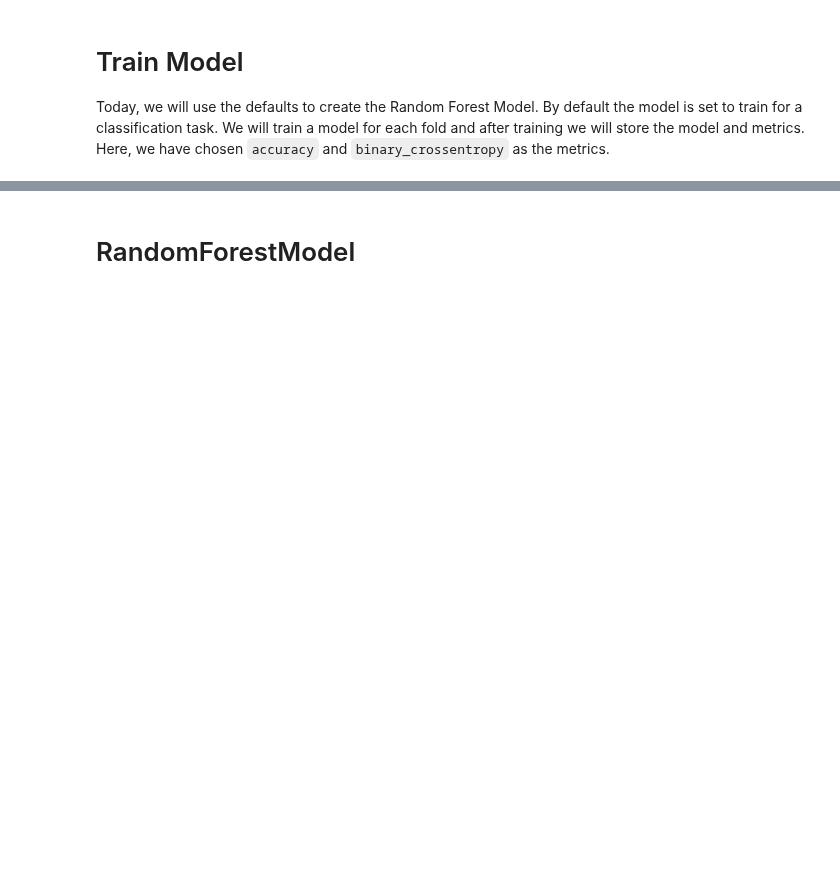
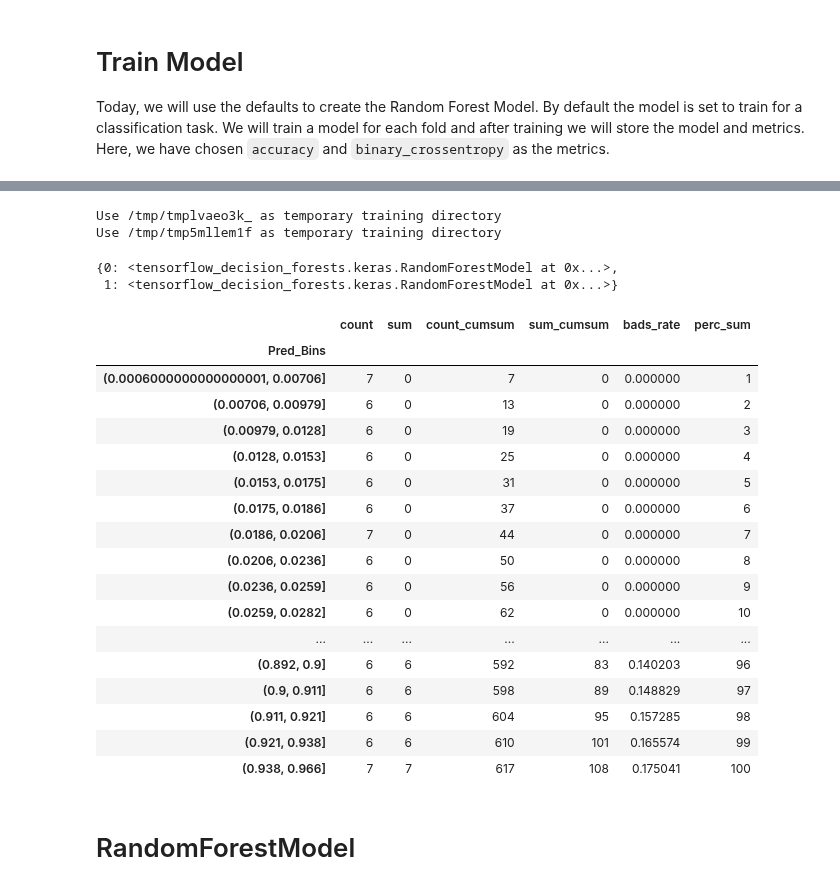
Before and after one commit to Bagirov-lab/Kaggle, a Jupyter notebook: identifying-age-related-train.ipynb, the cells around one changed output, grey strips where cells are left out. Saved outputs shown, nothing was run; the diff lists cells and outputs as text; code cells hidden in the pictures; blank space fills up the shorter version.

```diff
--- a/identifying-age-related-train.ipynb
+++ b/identifying-age-related-train.ipynb
@@ -155,4 +184,9 @@ basic_stats_1 = compute_basic_stats(
 * Realised Better to add LogLoss metric for each feature -> loggloss
 # %% [markdown]
 # Create Features
+# %%
+WoE_Columns = ['DU', 'BC', 'AF', 'EH', 'AM', 'FD', 'DI', 'FR', 'AB', 'CF', 'BZ', 'FE', 'AX', 'BR',
+               'GB', 'AY', 'FC', 'FS', 'CC', 'GH', 'DV', 'DY', 'EE', 'GE', 'AH', 'DN', 'EP', 'EU',
+               'EG', 'FI', 'DH', 'GF', 'GI', 'DE', 'DA', 'CW', 'CU', 'AZ', 'CL', 'CH', 'BD', 'BN',
+               'DL', 'CS', 'FL', 'GL', 'CB', 'DF', 'BP', 'EB', 'AR', 'CD', 'EL', 'CR', 'BQ']
 # %%
@@ -396,3 +542,52 @@ def train_model(train: pd.DataFrame, test: pd.DataFrame, features: list, label =
+# %%
+# load
+CV_Ensemble_1_load = TFDF_CV_Ensemble()
+
+CV_Ensemble_1_load = CV_Ensemble_1_load.load(save_path='/kaggle/working/RF/1')
+# %% [output]
+Use /tmp/tmplvaeo3k_ as temporary training directory
+Use /tmp/tmp5mllem1f as temporary training directory
+# %%
+CV_Ensemble_1_load.models
+# %% [output]
+{0: <tensorflow_decision_forests.keras.RandomForestModel at 0x...>,
+ 1: <tensorflow_decision_forests.keras.RandomForestModel at 0x...>}
+# %%
+# Let's try to find Cutoffs organically
+train_summary_rf_1_mean = train_summary_rf_1.mean(axis=1)
+train_summary_rf_1_mean.name = 'Pred'
+
+tmp = pd.concat([train_summary_rf_1_mean, train_out['Class']], axis=1).sort_index(ascending=True)
+
+tmp['Pred_Bins'] = pd.qcut(x=tmp['Pred'],q=100)
+tmp = tmp.groupby('Pred_Bins')['Class'].agg({'sum','count'})
+tmp['count_cumsum'] = tmp['count'].cumsum()
+tmp['sum_cumsum'] = tmp['sum'].cumsum()
+
+tmp['bads_rate'] = tmp['sum_cumsum']/tmp['count_cumsum']
+
+tmp['perc_sum'] = [*range(1,101)]
+
+tmp
+# %% [output]
+|  | count | sum | count_cumsum | sum_cumsum | bads_rate | perc_sum |
+| Pred_Bins |  |  |  |  |  |  |
+| (0.0006000000000000001, 0.00706] | 7 | 0 | 7 | 0 | 0.000000 | 1 |
+| (0.00706, 0.00979] | 6 | 0 | 13 | 0 | 0.000000 | 2 |
+| (0.00979, 0.0128] | 6 | 0 | 19 | 0 | 0.000000 | 3 |
+| (0.0128, 0.0153] | 6 | 0 | 25 | 0 | 0.000000 | 4 |
+| (0.0153, 0.0175] | 6 | 0 | 31 | 0 | 0.000000 | 5 |
+| (0.0175, 0.0186] | 6 | 0 | 37 | 0 | 0.000000 | 6 |
+| (0.0186, 0.0206] | 7 | 0 | 44 | 0 | 0.000000 | 7 |
+| (0.0206, 0.0236] | 6 | 0 | 50 | 0 | 0.000000 | 8 |
+| (0.0236, 0.0259] | 6 | 0 | 56 | 0 | 0.000000 | 9 |
+| (0.0259, 0.0282] | 6 | 0 | 62 | 0 | 0.000000 | 10 |
+| ... | ... | ... | ... | ... | ... | ... |
+| (0.892, 0.9] | 6 | 6 | 592 | 83 | 0.140203 | 96 |
+| (0.9, 0.911] | 6 | 6 | 598 | 89 | 0.148829 | 97 |
+| (0.911, 0.921] | 6 | 6 | 604 | 95 | 0.157285 | 98 |
+| (0.921, 0.938] | 6 | 6 | 610 | 101 | 0.165574 | 99 |
+| (0.938, 0.966] | 7 | 7 | 617 | 108 | 0.175041 | 100 |
 # %% [markdown]
 # RandomForestModel
 # %%
```
Also changed, not shown: parts of 24 cells of this notebook.
